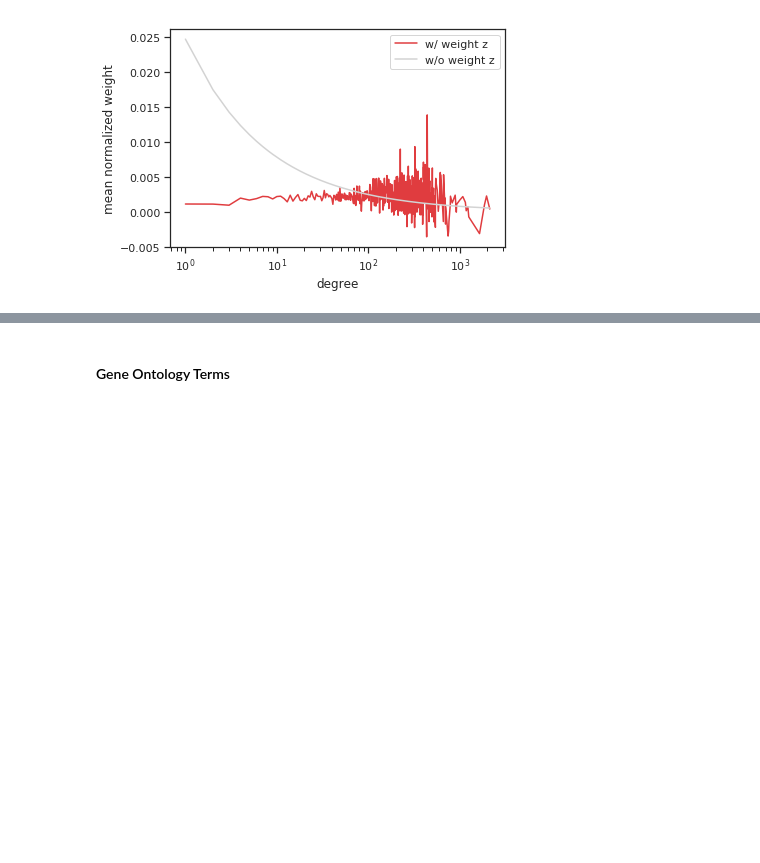
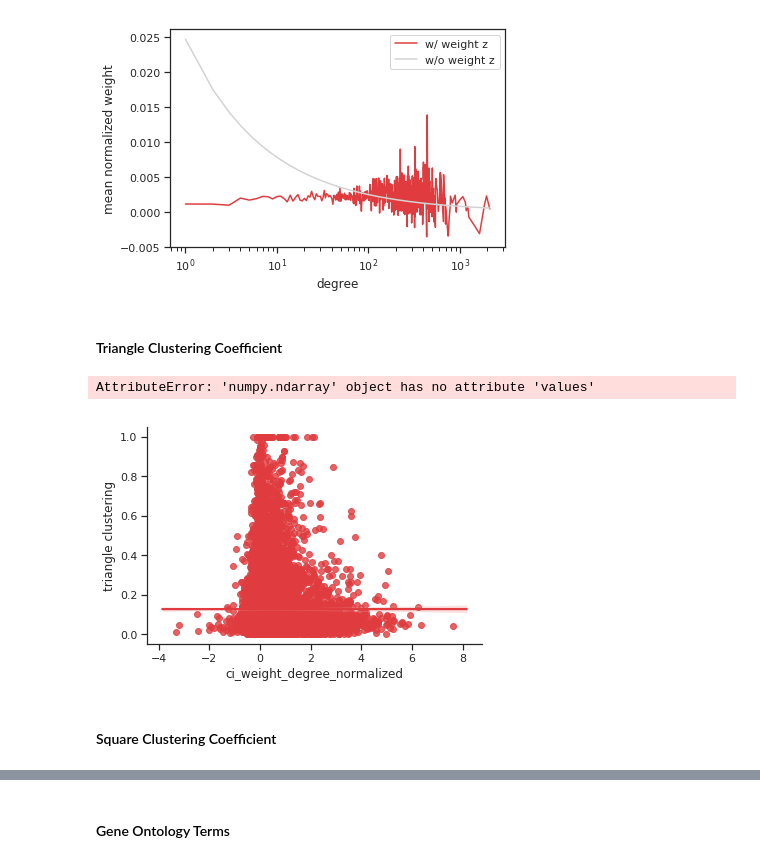
Before and after one commit to seyuboglu/milieu, a Jupyter notebook: notebooks/lci_analysis.ipynb, the cells around one changed output, grey strips where cells are left out. Saved outputs shown, nothing was run; the diff lists cells and outputs as text; code cells hidden in the pictures; blank space fills up the shorter version.

```diff
--- a/notebooks/lci_analysis.ipynb
+++ b/notebooks/lci_analysis.ipynb
@@ -129,3 +129,22 @@ plt.ylabel('mean normalized weight')
 # %% [output]
 Text(0, 0.5, 'mean normalized weight')
 [figure]
+# %% [markdown]
+#### Triangle Clustering Coefficient
+# %%
+triangles = nx.clustering(network.nx)
+# %%
+triangles = np.array(list(triangles.values()))
+# %% [output]
+AttributeError: 'numpy.ndarray' object has no attribute 'values'
+# %%
+sns.regplot(ci_weights, triangles)
+plt.yscale('linear')
+plt.xscale('linear')
+plt.ylabel("triangle clustering")
+plt.xlabel("ci_weight_degree_normalized")
+sns.despine()
+# %% [output]
+[figure, added]
+# %% [markdown]
+#### Square Clustering Coefficient
```
Also changed, not shown: parts of 12 cells of this notebook, 3 other files.
